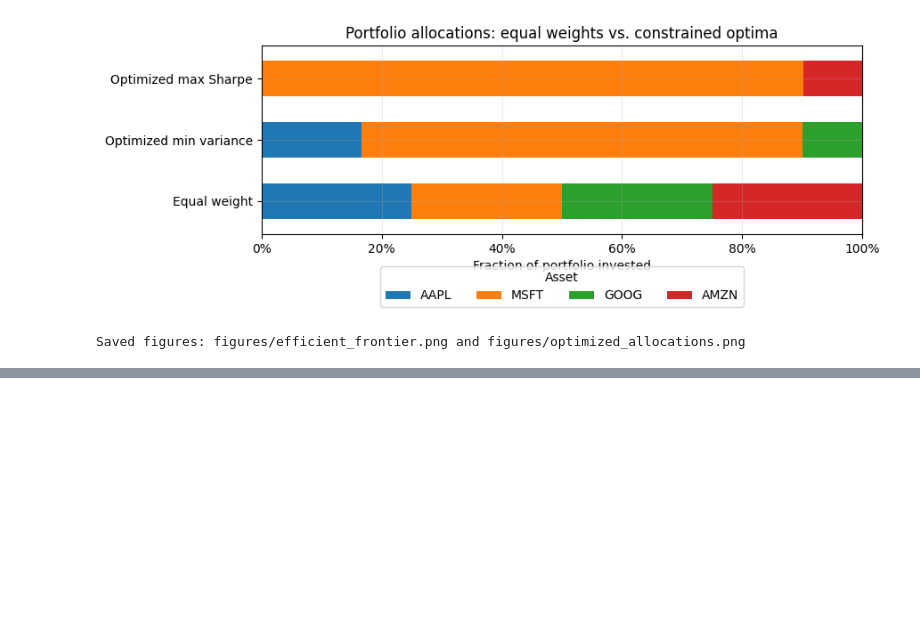
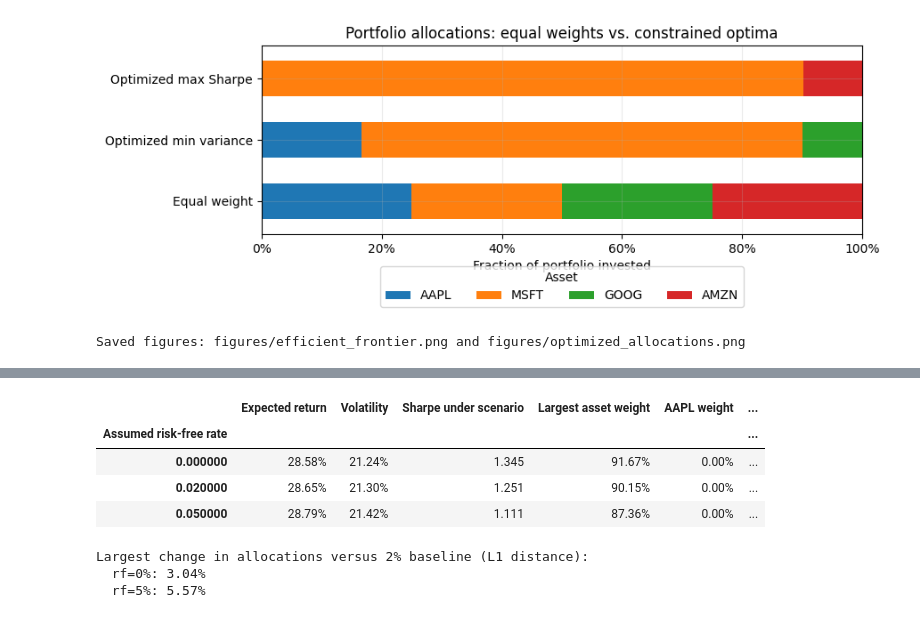
Before and after one commit to nikolaymihalev/modern-portfolio-theory, a Jupyter notebook: portfolio_optimization.ipynb, the cells around one changed output, grey strips where cells are left out. Saved outputs shown, nothing was run; the diff lists cells and outputs as text; code cells hidden in the pictures; blank space fills up the shorter version.

```diff
--- a/portfolio_optimization.ipynb
+++ b/portfolio_optimization.ipynb
@@ -706,0 +705,60 @@ Evaluate the **frozen training-optimal weights** and the equal-weight benchmark
+# %%
+def solve_max_sharpe_for_rate(risk_free_rate: float, *, bounds=BOUNDS,
+                              initial_weights=weights_equal) -> np.ndarray:
+    """Maximize training-estimated Sharpe under the supplied weight bounds."""
+    def objective(w):
+        volatility = np.sqrt(estimated_variance(w))
+        return -float((w @ mean_vector - risk_free_rate) / volatility)
+
+    def gradient(w):
+        volatility = np.sqrt(estimated_variance(w))
+        excess = float(w @ mean_vector - risk_free_rate)
+        return -(mean_vector / volatility - excess * (covariance_matrix @ w) / volatility**3)
+
+    solution = minimize(
+        objective, x0=np.asarray(initial_weights, dtype=float), jac=gradient,
+        method="SLSQP", bounds=bounds, constraints=EQUALITY_CONSTRAINTS,
+        options=SOLVER_OPTIONS,
+    )
+    w = checked_solution(solution, f"Sharpe sensitivity (rf={risk_free_rate:.0%})")
+    assert all(lo - 1e-8 <= wi <= hi + 1e-8
+               for wi, (lo, hi) in zip(w, bounds)), "Box constraints violated"
+    return w
+
+RISK_FREE_SCENARIOS = [0.00, 0.02, 0.05]
+rf_records = []
+for rate in RISK_FREE_SCENARIOS:
+    w = solve_max_sharpe_for_rate(rate)
+    estimated_return, estimated_vol = portfolio_statistics(w, annual_mean, annual_cov)
+    rf_records.append({
+        "Assumed risk-free rate": rate,
+        "Expected return": estimated_return,
+        "Volatility": estimated_vol,
+        "Sharpe under scenario": (estimated_return - rate) / estimated_vol,
+        "Largest asset weight": max(w),
+        **{f"{asset} weight": wi for asset, wi in zip(ASSETS, w)},
+    })
+
+rf_sensitivity = pd.DataFrame(rf_records).set_index("Assumed risk-free rate")
+rf_format = {c: "{:.2%}" for c in rf_sensitivity.columns if c != "Sharpe under scenario"}
+rf_format["Sharpe under scenario"] = "{:.3f}"
+display(rf_sensitivity.style.format(rf_format))
+rf_sensitivity.to_csv("results/risk_free_rate_sensitivity.csv", float_format="%.10f")
+
+# Re-estimation with identical assumptions must reproduce the Part 3 weights.
+assert np.allclose(
+    solve_max_sharpe_for_rate(ASSUMED_RISK_FREE_RATE), weights_max_sharpe, atol=1e-6
+)
+print("Largest change in allocations versus 2% baseline (L1 distance):")
+for rate in (0.00, 0.05):
+    w_scenario = rf_sensitivity.loc[rate, [f"{a} weight" for a in ASSETS]].to_numpy(dtype=float)
+    print(f"  rf={rate:.0%}: {np.abs(w_scenario - weights_max_sharpe).sum():.2%}")
+# %% [output]
+|  | Expected return | Volatility | Sharpe under scenario | Largest asset weight | AAPL weight | ... |
+| Assumed risk-free rate |  |  |  |  |  | ... |
+| 0.000000 | 28.58% | 21.24% | 1.345 | 91.67% | 0.00% | ... |
+| 0.020000 | 28.65% | 21.30% | 1.251 | 90.15% | 0.00% | ... |
+| 0.050000 | 28.79% | 21.42% | 1.111 | 87.36% | 0.00% | ... |
+Largest change in allocations versus 2% baseline (L1 distance):
+  rf=0%: 3.04%
+  rf=5%: 5.57%
```
Also changed, not shown: parts of 12 cells of this notebook.
